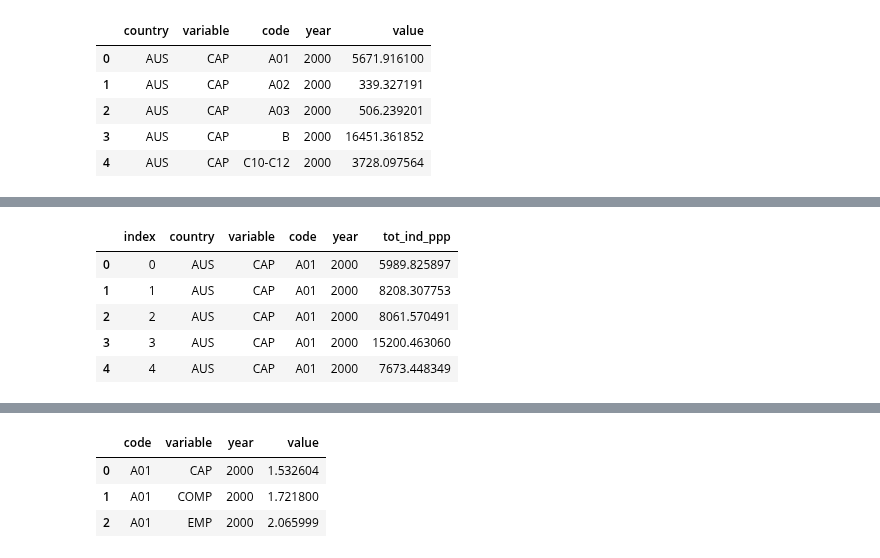
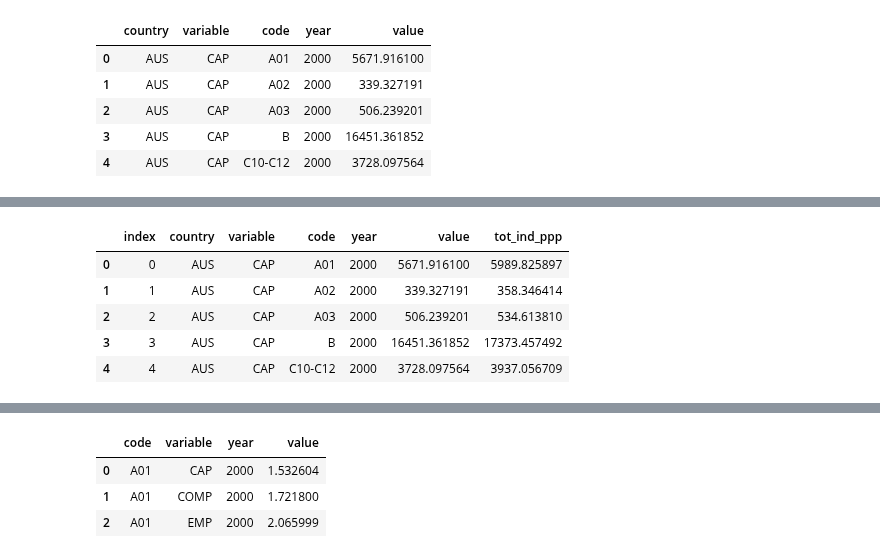
Before and after one commit to kavyajeetbora/ETL_wages, a Jupyter notebook: WIOD.ipynb, the cells around one changed output, grey strips where cells are left out. Cells and saved outputs as stored; diff of their text form; code cells hidden in the pictures.

```diff
--- a/WIOD.ipynb
+++ b/WIOD.ipynb
@@ -246,20 +246,11 @@ SEA.head()
 %%time
 
 ind_ppps = []
-for country,dfx in tqdm(SEA.groupby('country'), unit=' country'):
+for (country,year),dfx in tqdm(SEA.groupby(['country','year']), unit=' country'):
+    X_ppp = PPP_exchage_filtered.loc[(PPP_exchage_filtered['year']==str(year)) & (PPP_exchage_filtered['ISO code']==country)]['value'].values[0]
+    dfx['tot_ind_ppp'] = dfx['value']*X_ppp
 
-    x_merge = pd.merge(left = dfx,
-        right=PPP_exchage_filtered,
-        left_on=dfx['year'].astype(str),
-        right_on=PPP_exchage_filtered['year'].astype(str),
-        how='inner',
-        suffixes=('', '_y')
-    )
-    x_merge['tot_ind_ppp'] = x_merge['value']*x_merge['value_y']
-    x_merge = x_merge.drop(['key_0','ISO code', 'Country', 'year_y', 'value', 'value_y'], axis=1)
-
-
-    ind_ppps.append(x_merge)
+    ind_ppps.append(dfx)
 
 tot_ind_ppp_df = pd.concat(ind_ppps).reset_index()
 tot_ind_ppp_df.head()
@@ -269,6 +260,6 @@ Wall time: 9.75 s
-|  | index | country | variable | code | year | tot_ind_ppp |
-| 0 | 0 | AUS | CAP | A01 | 2000 | 5989.825897 |
-| 1 | 1 | AUS | CAP | A01 | 2000 | 8208.307753 |
-| 2 | 2 | AUS | CAP | A01 | 2000 | 8061.570491 |
-| 3 | 3 | AUS | CAP | A01 | 2000 | 15200.463060 |
-| 4 | 4 | AUS | CAP | A01 | 2000 | 7673.448349 |
+|  | index | country | variable | code | year | value | tot_ind_ppp |
+| 0 | 0 | AUS | CAP | A01 | 2000 | 5671.916100 | 5989.825897 |
+| 1 | 1 | AUS | CAP | A02 | 2000 | 339.327191 | 358.346414 |
+| 2 | 2 | AUS | CAP | A03 | 2000 | 506.239201 | 534.613810 |
+| 3 | 3 | AUS | CAP | B | 2000 | 16451.361852 | 17373.457492 |
+| 4 | 4 | AUS | CAP | C10-C12 | 2000 | 3728.097564 | 3937.056709 |
```
Also changed, not shown: parts of 7 cells of this notebook.
